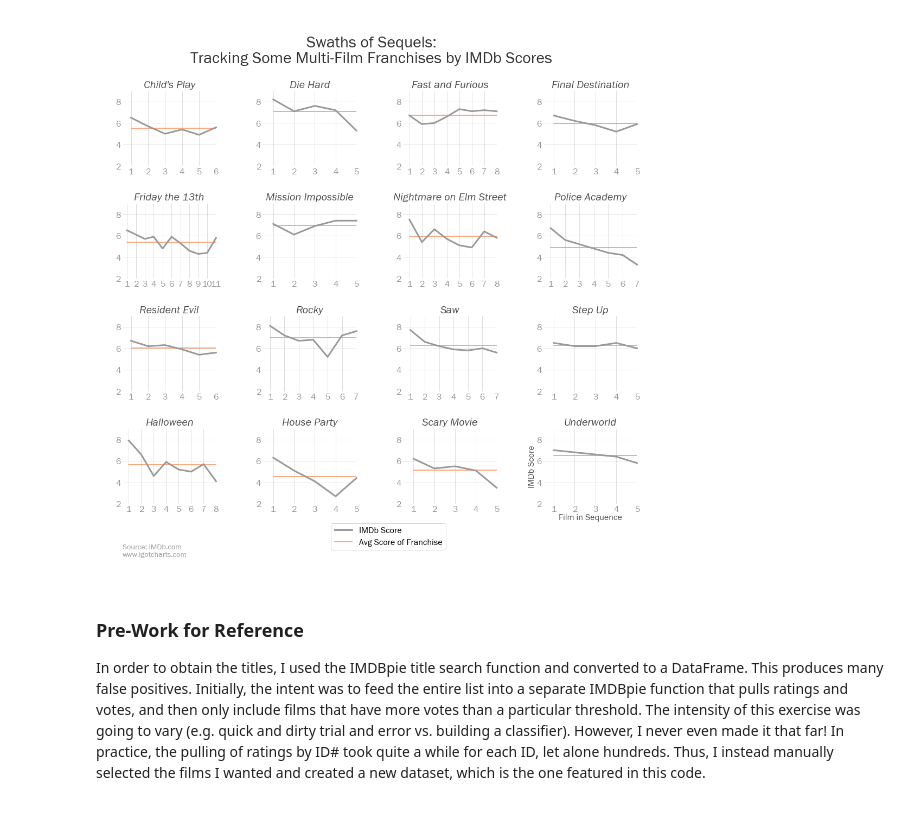
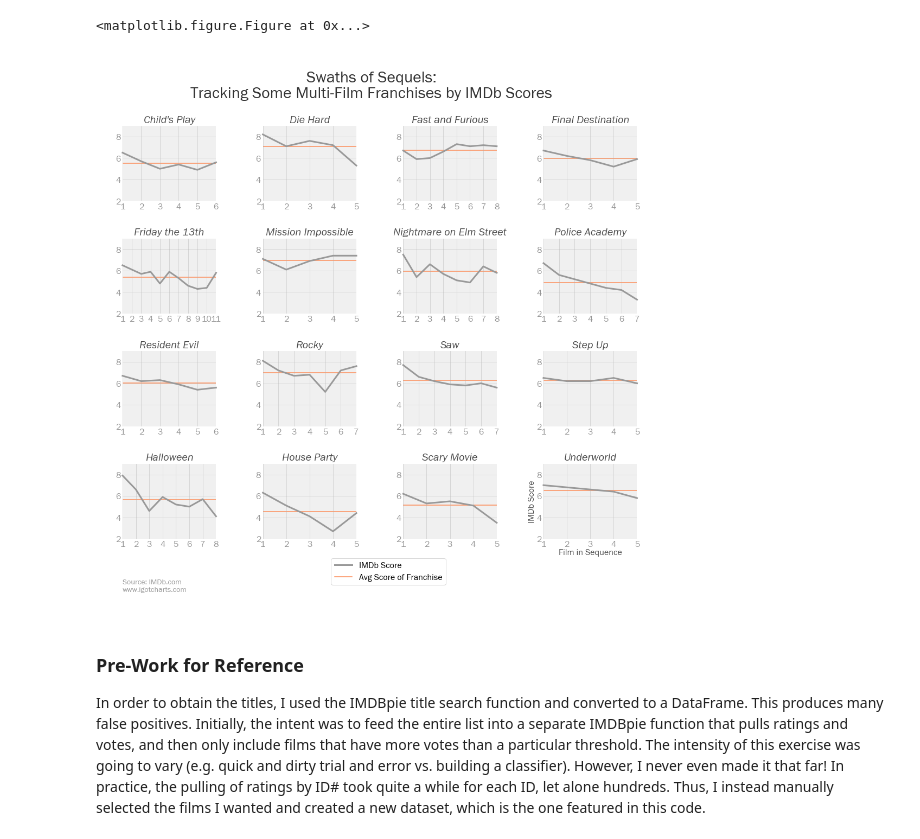
Before and after one commit to igotcharts/charts_and_more_charts, a Jupyter notebook: notebooks/Lots of Sequels.ipynb, the cells around one changed output. Cells and saved outputs as stored; diff of their text form; code cells hidden in the pictures.

Commit message:
added new patch function to chart maker class

```diff
--- a/notebooks/Lots of Sequels.ipynb
+++ b/notebooks/Lots of Sequels.ipynb
@@ -9,6 +9,10 @@ os.chdir(datafolder)
 sequels_with_ratings = pd.read_csv('sequels_with_rating.csv',index_col=[0,1])
 sequels_with_ratings.dropna(inplace=True)
 sequels_with_ratings = sequels_with_ratings[sequels_with_ratings.index.get_level_values(0)!='Star Trek'] #have 17, so need to drop one
+# %%
+fig
+# %% [output]
+<matplotlib.figure.Figure at 0x...>
 # %%
 
 sequel_titles = np.array(sequels_with_ratings.index.get_level_values(0).unique())
@@ -16,42 +20,43 @@ my_new_chart = charts_function_list.chart_maker(title='Swaths of Sequels:\nTrack
 fig = my_new_chart.initial_fig_axis(figsize=(17,14))
 
 for item in range(len(sequel_titles)):
-    ax = my_new_chart.axes_set_up(rows=4,columns=4,plot_num=item+1)
+    ax = my_new_chart.axes_set_up(fig=fig,rows=4,columns=4,plot_num=item+1)
     plt.title(sequel_titles[item],fontsize=20,alpha=.7,style='italic')
 
 
     plt.plot(sequels_with_ratings.loc[sequel_titles[item]].index.values+1,
              sequels_with_ratings.loc[sequel_titles[item]]['rating'],clip_on=False,linewidth=3,color='#999999',zorder=2,label='IMDb Score')
 
-    my_new_chart.y_axis_setup(min_=np.floor(sequels_with_ratings['rating'].min(level=0).min()),
+    my_new_chart.y_axis_setup(ax=ax,min_=np.floor(sequels_with_ratings['rating'].min(level=0).min()),
                               max_=np.ceil(sequels_with_ratings['rating'].max(level=0).max()),interval=2)
-    my_new_chart.x_axis_setup(min_=.5,max_=len(sequels_with_ratings.loc[sequel_titles[item]]),interval=1)
+    my_new_chart.x_axis_setup(ax=ax,min_=1,max_=len(sequels_with_ratings.loc[sequel_titles[item]]),interval=1)
 
 
     ax.plot([sequels_with_ratings.loc[sequel_titles[item]]['rating'].index.min()+1,
              len(sequels_with_ratings.loc[sequel_titles[item]])],
             [sequels_with_ratings.loc[sequel_titles[item]]['rating'].mean(),
              sequels_with_ratings.loc[sequel_titles[item]]['rating'].mean()],
             color='#fc8d59',zorder=1,label='Avg Score of Franchise'
            )
 
 
     ax.tick_params(axis='both', which='major', labelsize=16,labelcolor='#969696')
     ax.grid(alpha=.5)
+    my_new_chart.patch_adder(ax=ax)
 
 
 ax = plt.gca()
 ax.set_ylabel('IMDb Score',fontsize=16,alpha=.7,labelpad=1)
 ax.set_xlabel('Film in Sequence',fontsize=16,alpha=.7,labelpad=1)
 ax.legend(bbox_to_anchor=(-1,-.2 ),frameon=True,fontsize=16)
-my_new_chart.citations(x=-4.5,source_y=-.6,source='Source: IMDb.com',chart_tag_y=-.7,chart_tag='www.igotcharts.com')
+my_new_chart.citations(ax=ax,x=-4.5,source_y=-.6,source='Source: IMDb.com',chart_tag_y=-.7,chart_tag='www.igotcharts.com')
 
 
 os.chdir(outputs)
-plt.savefig('lots_of_sequels',bbox_inches = 'tight', dpi = 300, pad_inches = .25,transparent=False)
+#plt.savefig('lots_of_sequels',bbox_inches = 'tight', dpi = 300, pad_inches = .25,transparent=False)
 plt.show()
 # %% [output]
-[figure, old version]
+[figure, new version]
 # %% [markdown]
 ### Pre-Work for Reference
 
```
Also changed, not shown: 2 other files.
